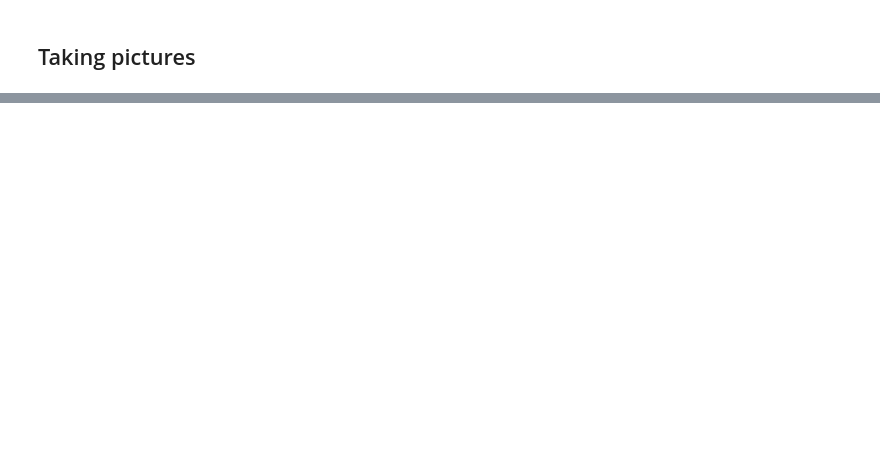
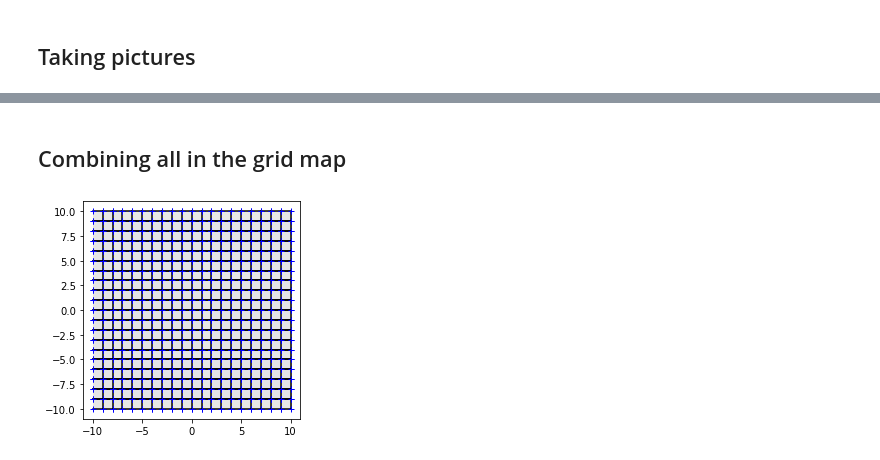
Before and after one commit to maizerrr/cse360, a Jupyter notebook: workshop4/workshop4.ipynb, the cells around one changed output, grey strips where cells are left out. Cells and saved outputs as stored; diff of their text form; code cells hidden in the pictures; blank space fills up the shorter version.

```diff
--- a/workshop4/workshop4.ipynb
+++ b/workshop4/workshop4.ipynb
@@ -43,0 +163,36 @@ else:
+# %% [markdown]
+## Combining all in the grid map
+# %%
+# Tha map is 20x20 sq meters
+#Lets define a grid of nxn
+n = 20
+gmap = zeros(n*n) # the map is a grid of nxn
+
+# x and y coordinates for the grid cells. Lowest and leftest point in the cell.
+cell_w = 20/n
+grid_x, grid_y = np.mgrid[-10:10:cell_w,-10:10:cell_w]
+# Convert the matrix into a vector
+grid_x = grid_x.flatten()
+grid_y = grid_y.flatten()
+
+# Computes the four points of the square that composes a cell
+def points_cell(x, y, d):
+    X = [x, x+d, x+d, x]
+    Y = [y, y, y+d, y+d]
+    return X, Y
+
+fig = plt.figure()
+ax = fig.add_subplot(111, aspect='equal')
+# plot each cell
+for x, y in zip(grid_x, grid_y):
+    X, Y = points_cell(x, y, cell_w)
+    cell = plt.Polygon([(xi, yi) for xi, yi in zip(X,Y)], color='0.9')
+
+    ax.add_patch(cell)
+
+    plot(X,Y, 'k-')
+    plot(X,Y, 'b+')
+
+fig.canvas.draw()
+# %% [output]
+[figure, added]
```
Also changed, not shown: parts of 10 cells of this notebook.
